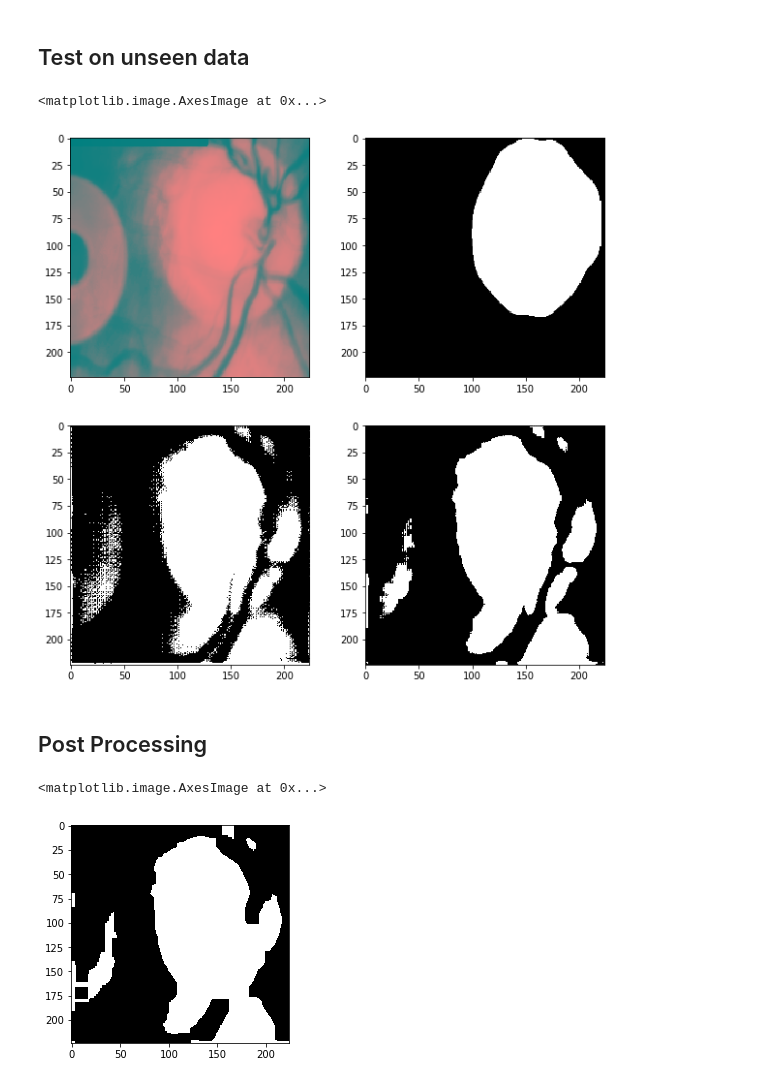
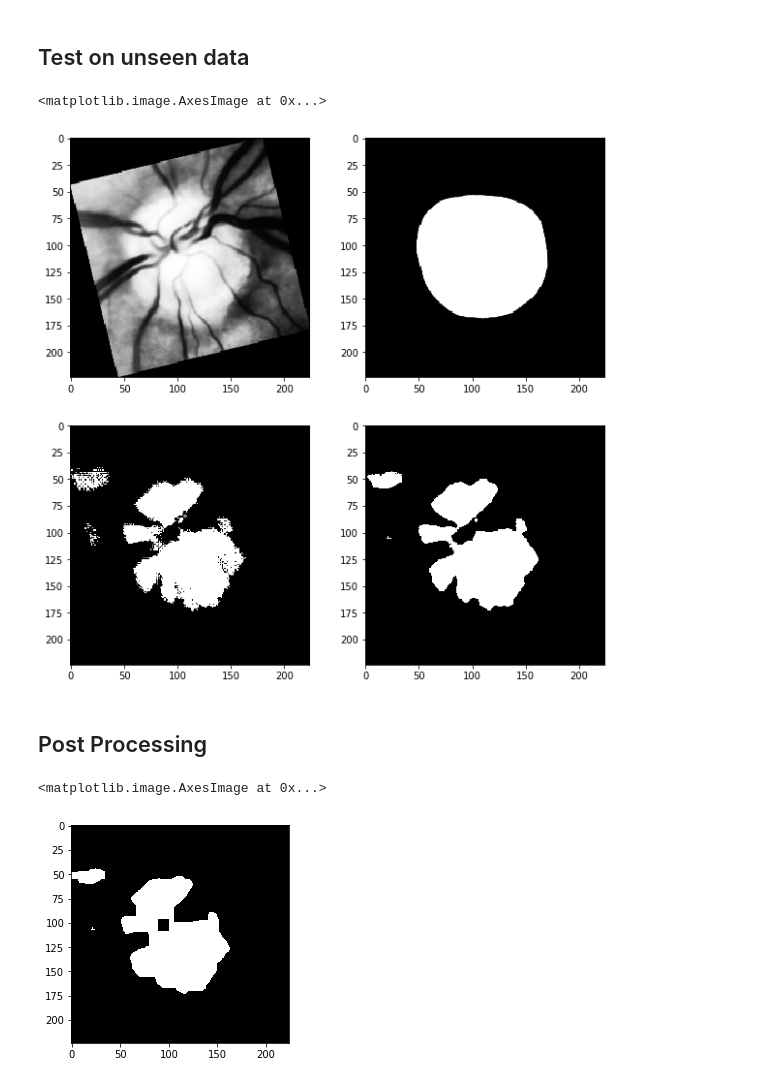
Before and after one commit to AndreaR23/vessel_segmentation, a Jupyter notebook: UNET_Test_optic_disk.ipynb, the cells around one changed output. Saved outputs shown, nothing was run; the diff lists cells and outputs as text; code cells hidden in the pictures.

```diff
--- a/UNET_Test_optic_disk.ipynb
+++ b/UNET_Test_optic_disk.ipynb
@@ -30,18 +30,18 @@ img_channels = 3
 image_utils = ImageUtils(path_to_imgs, path_to_masks, img_height, img_width, architecture='unet')
 imgs_masks = image_utils.get_preprocessed_images()
 
-#data_augmentor = DataAugmentation(imgs_masks, how_many=1)
-#aug_imgs, aug_masks = data_augmentor.extend_database()
+data_augmentor = DataAugmentation(imgs_masks, how_many=1)
+aug_imgs, aug_masks = data_augmentor.extend_database()
 
-imgs = []
-masks = []
-for key, val in tqdm_notebook(imgs_masks.items()):
-    imgs.append(val[0])
-    masks.append(val[1])
+# imgs = []
+# masks = []
+# for key, val in tqdm_notebook(imgs_masks.items()):
+#     imgs.append(val[0])
+#     masks.append(val[1])
 
 
-resized_imgs = [cv2.resize(x, (img_height, img_width)) for x in imgs]
-resized_masks = [cv2.resize(x, (img_height, img_width)) for x in masks]
+resized_imgs = [cv2.resize(x, (img_height, img_width)) for x in aug_imgs]
+resized_masks = [cv2.resize(x, (img_height, img_width)) for x in aug_masks]
 
 train_imgs = resized_imgs[:int(0.85*len(resized_imgs))]
 train_masks = resized_masks[:int(0.85*len(resized_masks))]
@@ -139,23 +139,23 @@ Model accuracy = 0.86366868019104
 # %%
 preds = model.predict(testX)
 # %%
-preds_t = (preds > 0.09)
+preds_t = (preds > 0.38)
 prediction = np.squeeze(preds_t*1)
 # %%
-idx = 10
+idx = 17
 
 plt.figure(figsize=(10,10))
 plt.subplot(221)
 plt.imshow(testX[idx])
 plt.subplot(222)
 plt.imshow(np.squeeze(testY[idx]), cmap='gray')
 plt.subplot(223)
 plt.imshow(prediction[idx], cmap='gray')
 plt.subplot(224)
 plt.imshow(medfilt2d(prediction[idx].astype(np.uint8), 5), cmap='gray')
 # %% [output]
 <matplotlib.image.AxesImage at 0x...>
-[figure, old version]
+[figure, new version]
 # %% [markdown]
 ## Post Processing
 # %%
@@ -172,7 +172,7 @@ closing = cv2.morphologyEx(test_img_filtered, cv2.MORPH_CLOSE, kernel)
 plt.imshow(closing, cmap='gray')
 # %% [output]
 <matplotlib.image.AxesImage at 0x...>
-[figure, old version]
+[figure, new version]
 # %%
 # opening = cv2.morphologyEx(closing, cv2.MORPH_OPEN, kernel)
 opening = medfilt2d(closing.astype(np.uint8), 5)
```
Also changed, not shown: parts of 10 cells of this notebook, 3 other files.
